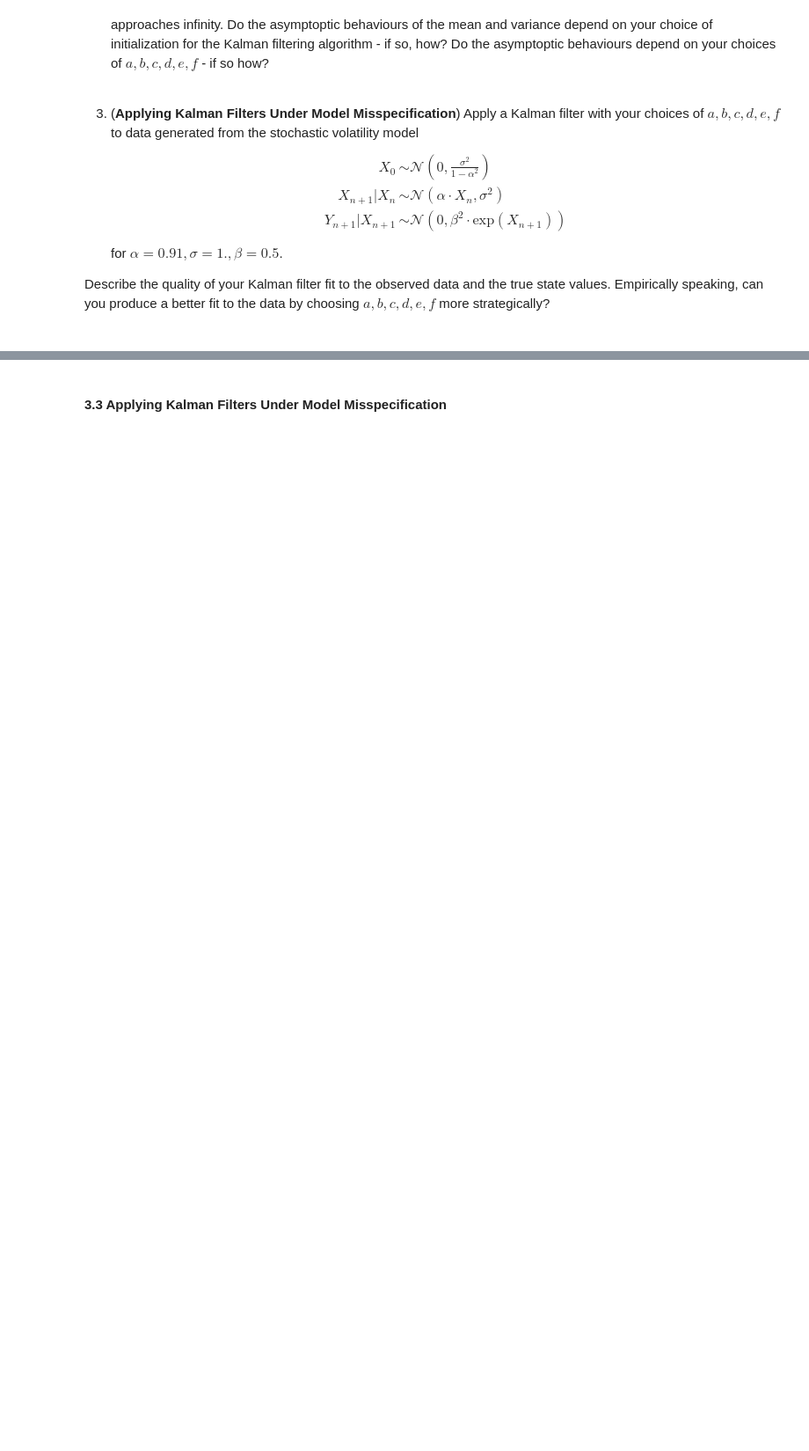
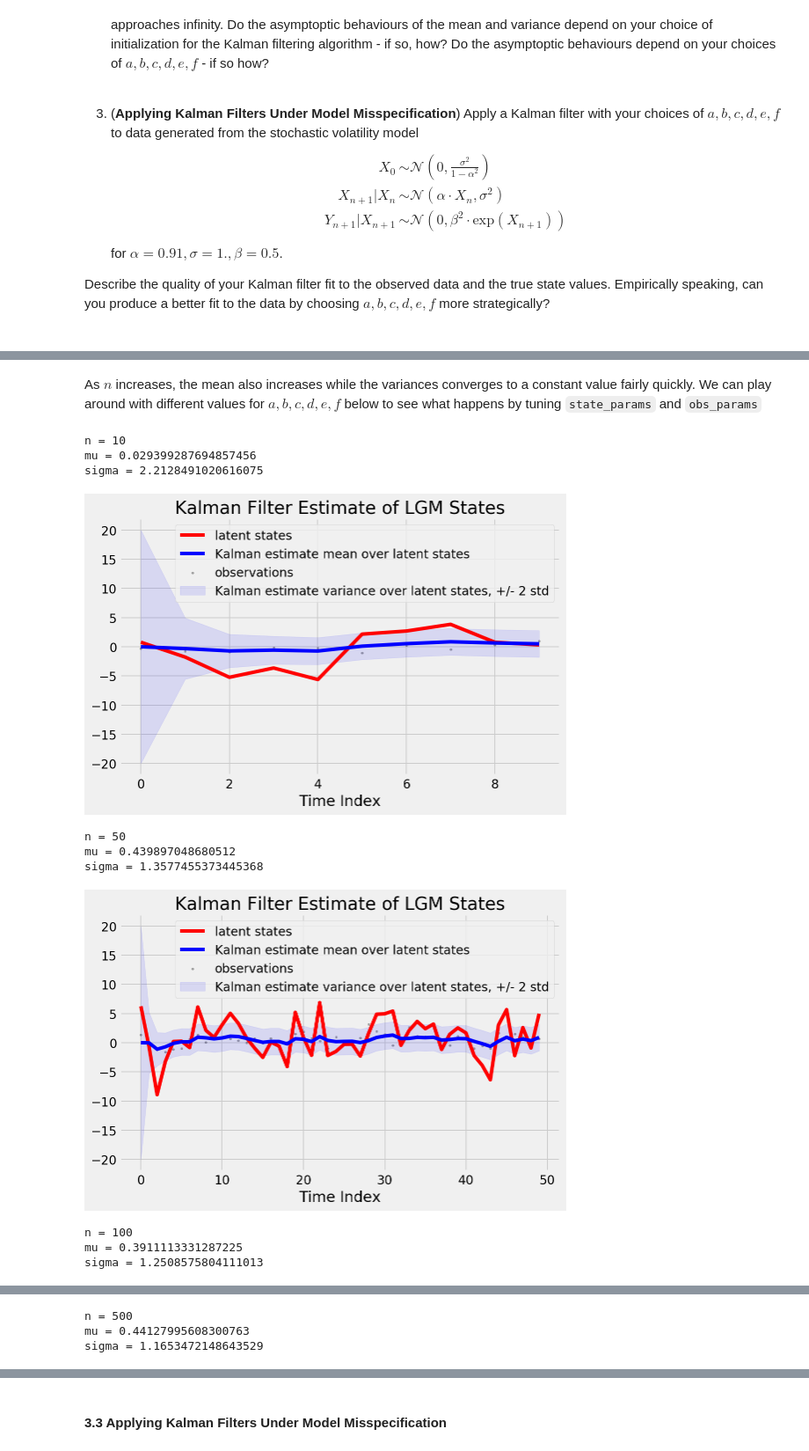
Before and after one commit to icweaver/AM207, a Jupyter notebook: HW9/AM207_HW9_IanWeaver.ipynb, the cells around one changed output, grey strips where cells are left out. Shown at 88% size. Drawn from its saved outputs; the diff is of its cells as text; code cells hidden in the pictures; blank space fills up the shorter version.

```diff
--- a/HW9/AM207_HW9_IanWeaver.ipynb
+++ b/HW9/AM207_HW9_IanWeaver.ipynb
@@ -374,0 +506,39 @@ for $\alpha = 0.91, \sigma = 1., \beta=0.5$.
+# %% [markdown]
+As $n$ increases, the mean also increases while the variances converges to a constant value fairly quickly. We can play around with different values for $a, b, c, d, e, f$ below to see what happens by tuning `state_params` and `obs_params`
+# %%
+# base case
+state_params = {
+    'a': 0.5*1.01,
+    'b': 0.2,
+    'c': 1.,
+}
+obs_params = {
+    'd': 1.,
+    'e': 0.,
+    'f': np.sqrt(10.),
+}
+
+for n in [10, 50, 100, 500]:
+    # generate data
+    X, Y = simulate_obs(n, state_params, obs_params)
+    x_mus, x_sigmas = kalman_filter(Y, **state_params, **obs_params, mu_init=0, sigma_init=10)
+
+    # display results
+    print(f"n = {n}")
+    print(f"mu = {x_mus.mean()}")
+    print(f"sigma = {x_sigmas.mean()}\n")
+    fig, ax = plt.subplots(figsize=(8,5))
+    plot_lgm_filter(ax, X, Y, x_mus, x_sigmas)
+    plt.show()
+# %% [output]
+n = 10
+mu = 0.029399287694857456
+sigma = 2.2128491020616075
+[figure, added]
+n = 50
+mu = 0.439897048680512
+sigma = 1.3577455373445368
+[figure, added]
+n = 100
+mu = 0.3911113331287225
+sigma = 1.2508575804111013
@@ -374,0 +546,3 @@ for $\alpha = 0.91, \sigma = 1., \beta=0.5$.
+n = 500
+mu = 0.44127995608300763
+sigma = 1.1653472148643529
```
Also changed, not shown: parts of 18 cells of this notebook.
